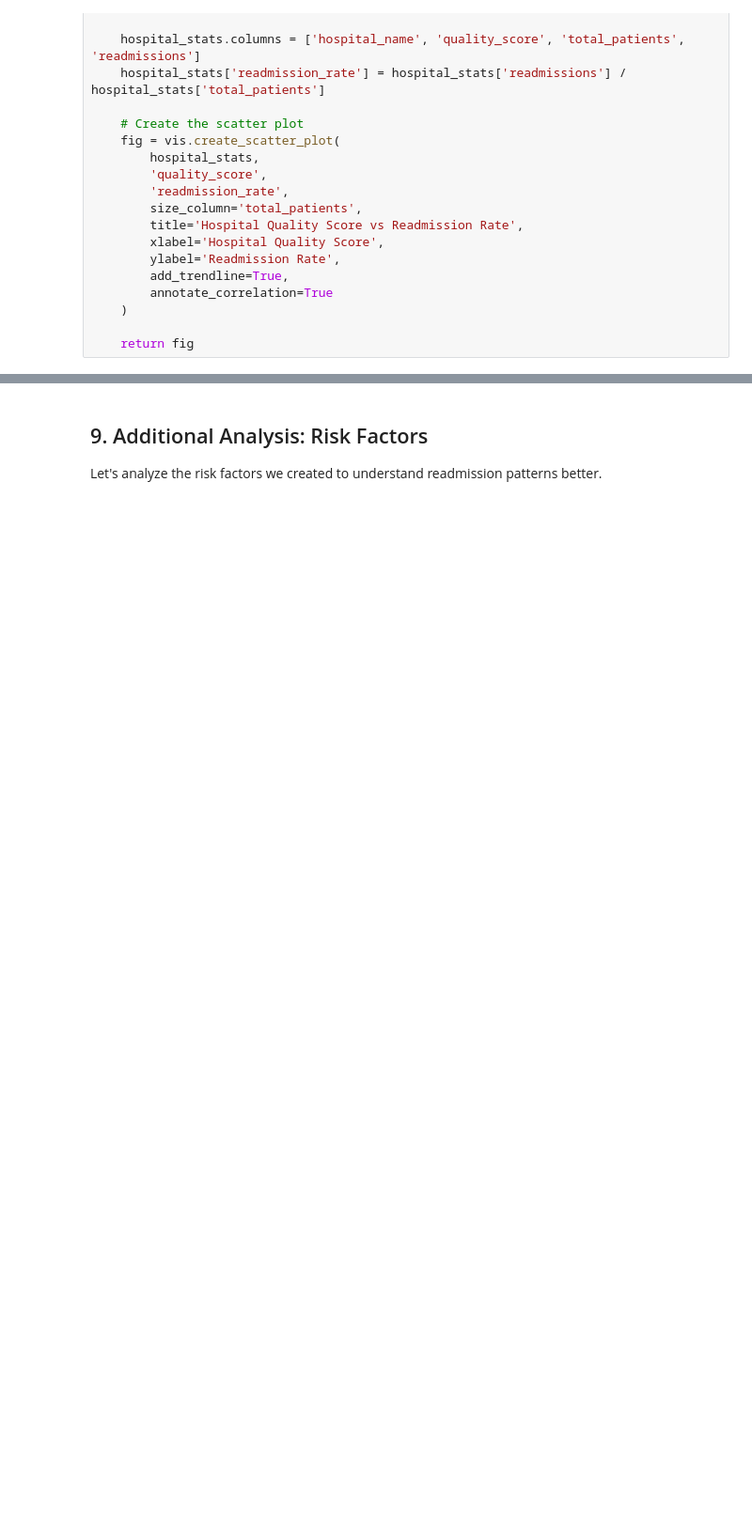
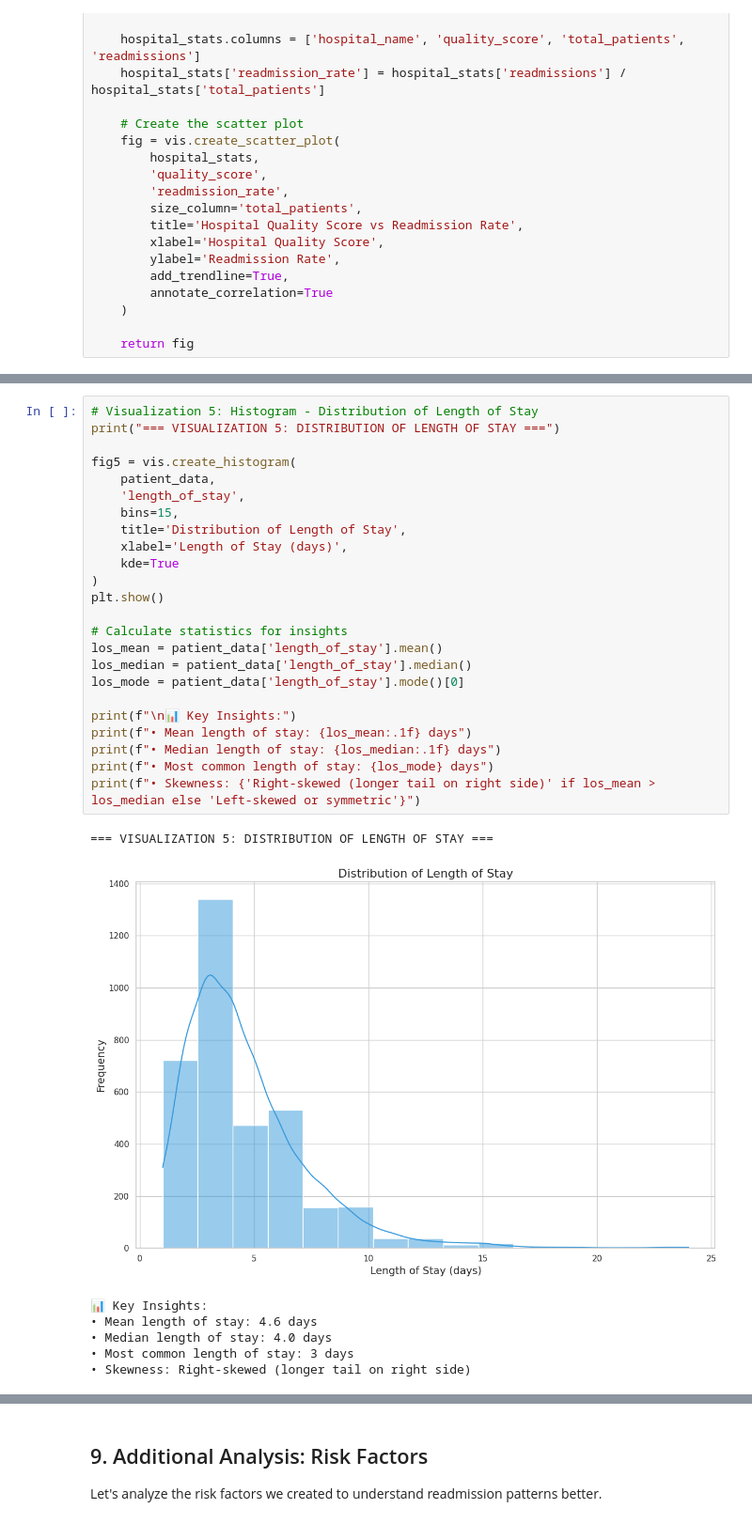
Before and after one commit to lcabrp/patient_analysis_01, a Jupyter notebook: healthcare_analysis.ipynb, the cells around one changed output, grey strips where cells are left out. Shown at 94% size. Saved outputs shown, nothing was run; the diff lists cells and outputs as text; blank space fills up the shorter version.

```diff
--- a/healthcare_analysis.ipynb
+++ b/healthcare_analysis.ipynb
@@ -761,0 +805,32 @@ print(f"• Worst performing hospital: {worst_hospital['hospital_name']} ({worst
+# %%
+# Visualization 5: Histogram - Distribution of Length of Stay
+print("=== VISUALIZATION 5: DISTRIBUTION OF LENGTH OF STAY ===")
+
+fig5 = vis.create_histogram(
+    patient_data,
+    'length_of_stay',
+    bins=15,
+    title='Distribution of Length of Stay',
+    xlabel='Length of Stay (days)',
+    kde=True
+)
+plt.show()
+
+# Calculate statistics for insights
+los_mean = patient_data['length_of_stay'].mean()
+los_median = patient_data['length_of_stay'].median()
+los_mode = patient_data['length_of_stay'].mode()[0]
+
+print(f"\n📊 Key Insights:")
+print(f"• Mean length of stay: {los_mean:.1f} days")
+print(f"• Median length of stay: {los_median:.1f} days")
+print(f"• Most common length of stay: {los_mode} days")
+print(f"• Skewness: {'Right-skewed (longer tail on right side)' if los_mean > los_median else 'Left-skewed or symmetric'}")
+# %% [output]
+=== VISUALIZATION 5: DISTRIBUTION OF LENGTH OF STAY ===
+[figure, added]
+📊 Key Insights:
+• Mean length of stay: 4.6 days
+• Median length of stay: 4.0 days
+• Most common length of stay: 3 days
+• Skewness: Right-skewed (longer tail on right side)
```
Also changed, not shown: parts of 14 cells of this notebook.
